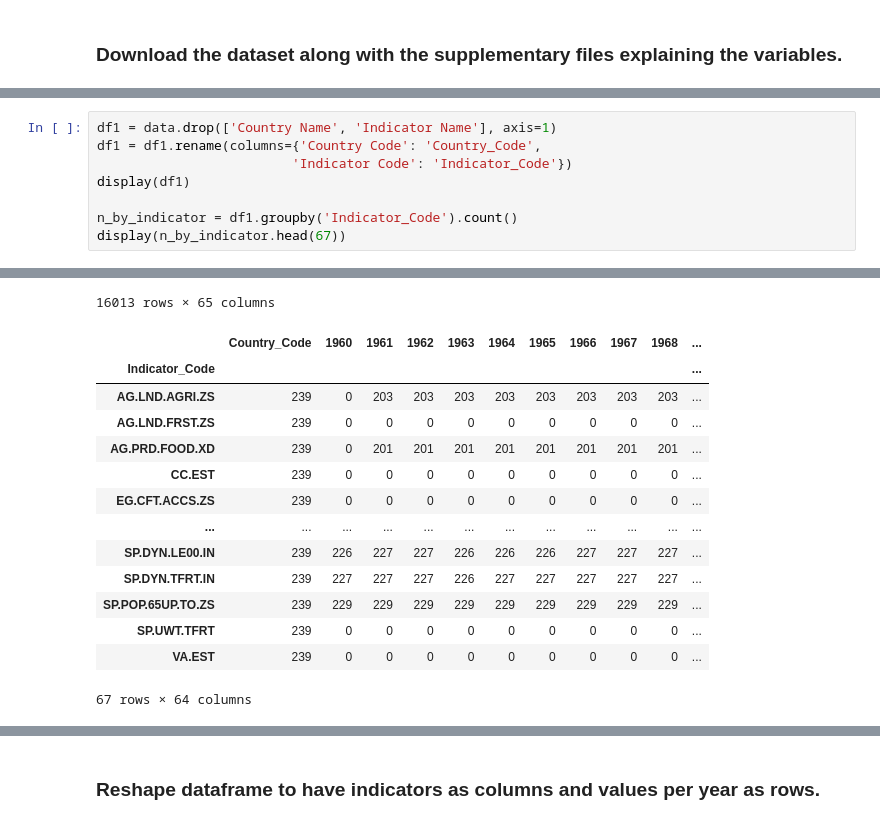
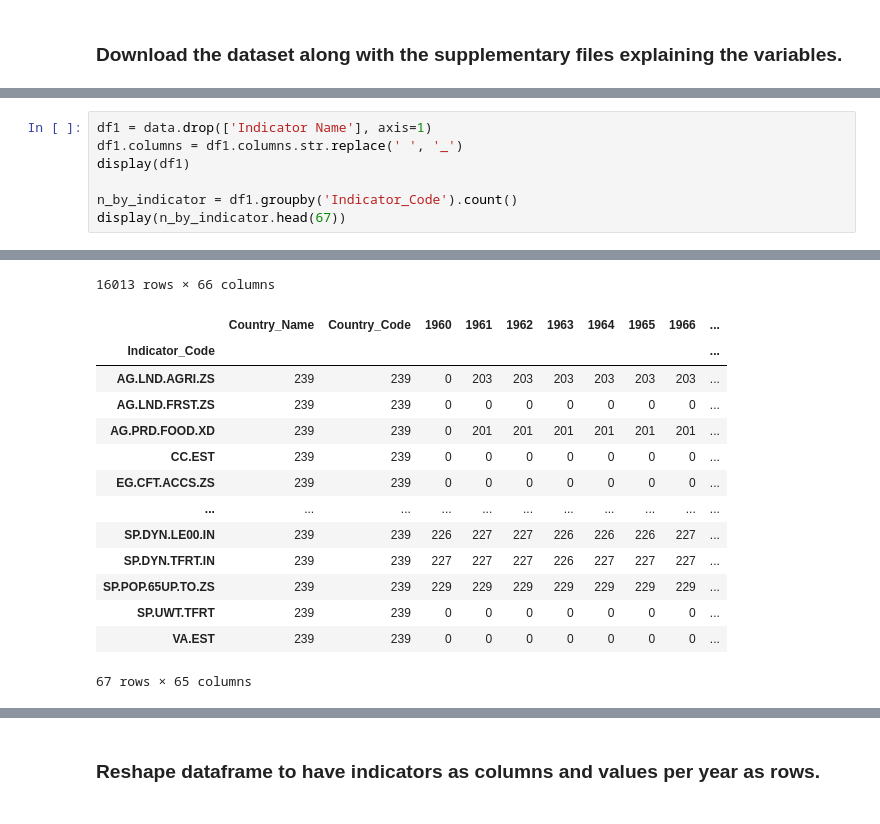
Before and after one commit to radhikaj103/World-ESG-Project, a Jupyter notebook: notebooks/ESG_Data_Exploration.ipynb, the cells around one changed output, grey strips where cells are left out. Saved outputs shown, nothing was run; the diff lists cells and outputs as text.

```diff
--- a/notebooks/ESG_Data_Exploration.ipynb
+++ b/notebooks/ESG_Data_Exploration.ipynb
@@ -44,7 +64,6 @@ None
 # %%
-df1 = data.drop(['Country Name', 'Indicator Name'], axis=1)
-df1 = df1.rename(columns={'Country Code': 'Country_Code',
-                         'Indicator Code': 'Indicator_Code'})
+df1 = data.drop(['Indicator Name'], axis=1)
+df1.columns = df1.columns.str.replace(' ', '_')
 display(df1)
 
 n_by_indicator = df1.groupby('Indicator_Code').count()
@@ -65,15 +84,15 @@ display(n_by_indicator.head(67))
-16013 rows × 65 columns
+16013 rows × 66 columns
-|  | Country_Code | 1960 | 1961 | 1962 | 1963 | 1964 | 1965 | 1966 | 1967 | 1968 | ... |
-| Indicator_Code |  |  |  |  |  |  |  |  |  |  | ... |
-| AG.LND.AGRI.ZS | 239 | 0 | 203 | 203 | 203 | 203 | 203 | 203 | 203 | 203 | ... |
-| AG.LND.FRST.ZS | 239 | 0 | 0 | 0 | 0 | 0 | 0 | 0 | 0 | 0 | ... |
-| AG.PRD.FOOD.XD | 239 | 0 | 201 | 201 | 201 | 201 | 201 | 201 | 201 | 201 | ... |
-| CC.EST | 239 | 0 | 0 | 0 | 0 | 0 | 0 | 0 | 0 | 0 | ... |
-| EG.CFT.ACCS.ZS | 239 | 0 | 0 | 0 | 0 | 0 | 0 | 0 | 0 | 0 | ... |
-| ... | ... | ... | ... | ... | ... | ... | ... | ... | ... | ... | ... |
-| SP.DYN.LE00.IN | 239 | 226 | 227 | 227 | 226 | 226 | 226 | 227 | 227 | 227 | ... |
-| SP.DYN.TFRT.IN | 239 | 227 | 227 | 227 | 226 | 227 | 227 | 227 | 227 | 227 | ... |
-| SP.POP.65UP.TO.ZS | 239 | 229 | 229 | 229 | 229 | 229 | 229 | 229 | 229 | 229 | ... |
-| SP.UWT.TFRT | 239 | 0 | 0 | 0 | 0 | 0 | 0 | 0 | 0 | 0 | ... |
-| VA.EST | 239 | 0 | 0 | 0 | 0 | 0 | 0 | 0 | 0 | 0 | ... |
+|  | Country_Name | Country_Code | 1960 | 1961 | 1962 | 1963 | 1964 | 1965 | 1966 | ... |
+| Indicator_Code |  |  |  |  |  |  |  |  |  | ... |
+| AG.LND.AGRI.ZS | 239 | 239 | 0 | 203 | 203 | 203 | 203 | 203 | 203 | ... |
+| AG.LND.FRST.ZS | 239 | 239 | 0 | 0 | 0 | 0 | 0 | 0 | 0 | ... |
+| AG.PRD.FOOD.XD | 239 | 239 | 0 | 201 | 201 | 201 | 201 | 201 | 201 | ... |
+| CC.EST | 239 | 239 | 0 | 0 | 0 | 0 | 0 | 0 | 0 | ... |
+| EG.CFT.ACCS.ZS | 239 | 239 | 0 | 0 | 0 | 0 | 0 | 0 | 0 | ... |
+| ... | ... | ... | ... | ... | ... | ... | ... | ... | ... | ... |
+| SP.DYN.LE00.IN | 239 | 239 | 226 | 227 | 227 | 226 | 226 | 226 | 227 | ... |
+| SP.DYN.TFRT.IN | 239 | 239 | 227 | 227 | 227 | 226 | 227 | 227 | 227 | ... |
+| SP.POP.65UP.TO.ZS | 239 | 239 | 229 | 229 | 229 | 229 | 229 | 229 | 229 | ... |
+| SP.UWT.TFRT | 239 | 239 | 0 | 0 | 0 | 0 | 0 | 0 | 0 | ... |
+| VA.EST | 239 | 239 | 0 | 0 | 0 | 0 | 0 | 0 | 0 | ... |
-67 rows × 64 columns
+67 rows × 65 columns
```
Also changed, not shown: parts of 14 cells of this notebook.
